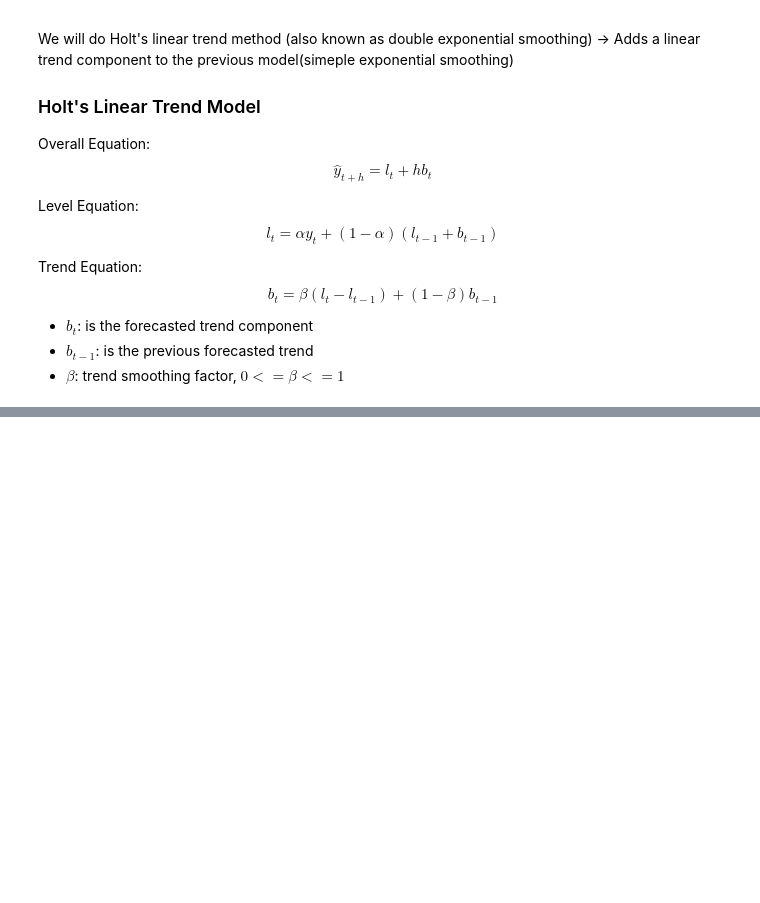
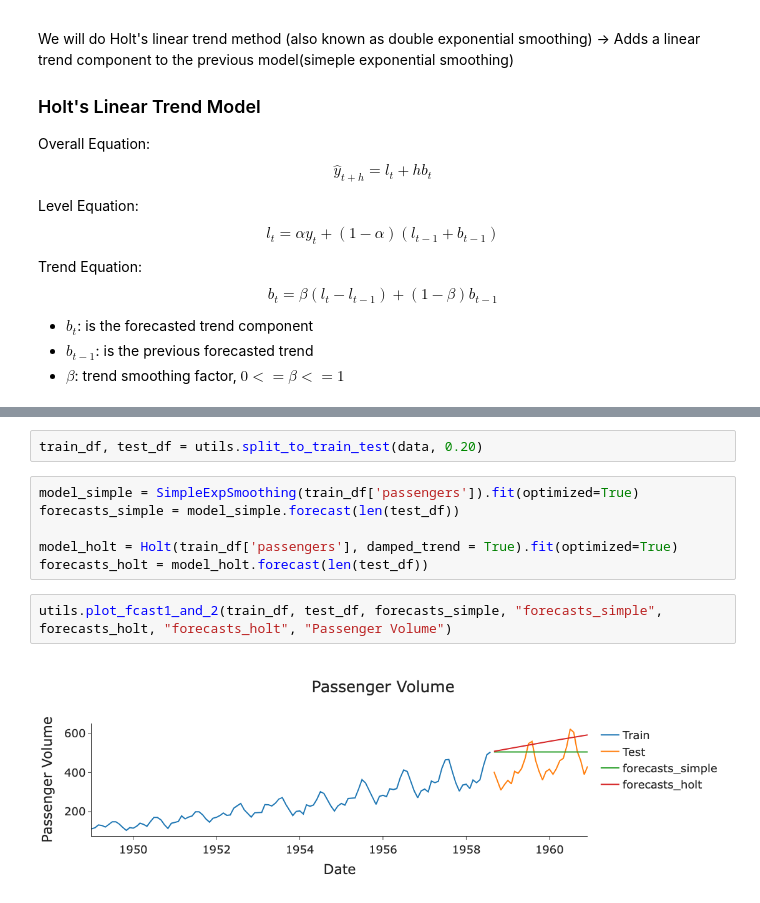
Before and after one commit to jaivrat/time-series, a Jupyter notebook: t-series-python/10-HoltsLinearTrendModel.ipynb, the cells around one changed output, grey strips where cells are left out. Drawn from its saved outputs; the diff is of its cells as text; blank space fills up the shorter version.

```diff
--- a/t-series-python/10-HoltsLinearTrendModel.ipynb
+++ b/t-series-python/10-HoltsLinearTrendModel.ipynb
@@ -37,0 +50,12 @@ $$
+# %%
+train_df, test_df = utils.split_to_train_test(data, 0.20)
+# %%
+model_simple = SimpleExpSmoothing(train_df['passengers']).fit(optimized=True)
+forecasts_simple = model_simple.forecast(len(test_df))
+
+model_holt = Holt(train_df['passengers'], damped_trend = True).fit(optimized=True)
+forecasts_holt = model_holt.forecast(len(test_df))
+# %%
+utils.plot_fcast1_and_2(train_df, test_df, forecasts_simple, "forecasts_simple", forecasts_holt, "forecasts_holt", "Passenger Volume")
+# %% [output]
+[figure, added]
```
Also changed, not shown: parts of 3 cells of this notebook, 2 other files.
